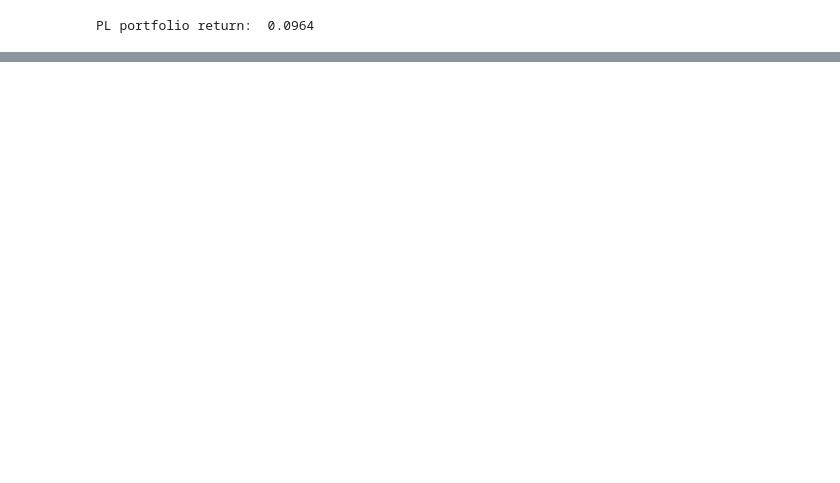
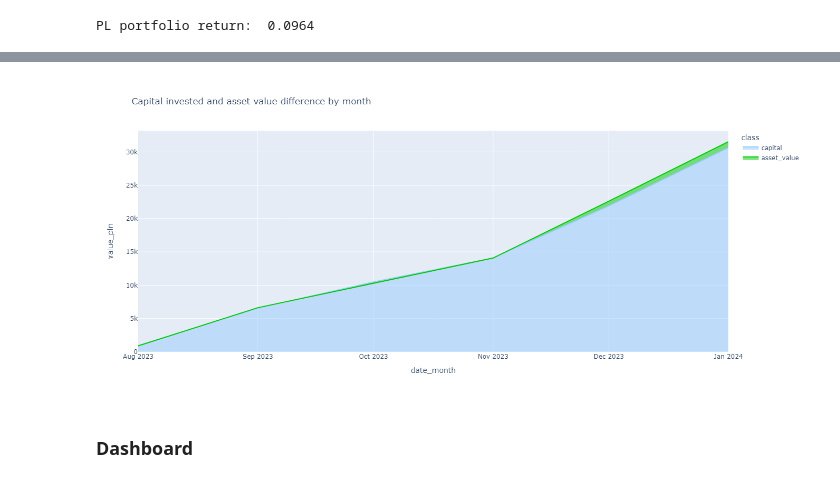
Before and after one commit to chomiczdawid/investment-portfolio-dashboard, a Jupyter notebook: data_processing.ipynb, the cells around one changed output, grey strips where cells are left out. Cells and saved outputs as stored; diff of their text form; code cells hidden in the pictures; blank space fills up the shorter version.

Commit message:
add second plot and initial dashboard

```diff
--- a/data_processing.ipynb
+++ b/data_processing.ipynb
@@ -252,0 +215,5 @@ PL portfolio return:  0.0964
+# %%
+# tymczasowo ograniczam się do ETFów
+df_nw = df[df['asset_type'].str.contains('etf')].reset_index(drop=True)
+# %%
+df_nw_plot = net_worth_plot_data(df_nw).reset_index()
@@ -252,0 +238,28 @@ PL portfolio return:  0.0964
+# %%
+df_nw_plot['asset_value'] = df_nw_plot['asset_value'] - df_nw_plot['capital']
+# %%
+df_nw_plot = pd.melt(df_nw_plot, id_vars='date_month', value_vars=list(df_nw_plot.columns[1:]), var_name='class', value_name='value_pln')
+# %%
+# jesli chcialbym kiedys sie pobawic w kolory to tu: https://community.plotly.com/t/it-is-possible-to-fill-area-with-different-colors-on-a-line-plot/31664/8
+
+fig = px.area(df_nw_plot,
+              x="date_month",
+              y="value_pln",
+              color='class',
+              line_group='class',
+              title="Capital invested and asset value difference by month",
+              color_discrete_sequence=["#99ccff", "#00cc00"]
+             )
+
+fig.update_layout(
+    autosize=False,
+    width=1000,
+    height=600,
+    # paper_bgcolor="LightSteelBlue",
+)
+
+fig.show()
+# %% [output]
+[figure, added]
+# %% [markdown]
+### Dashboard
```
Also changed, not shown: parts of 23 cells of this notebook, 2 other files.
